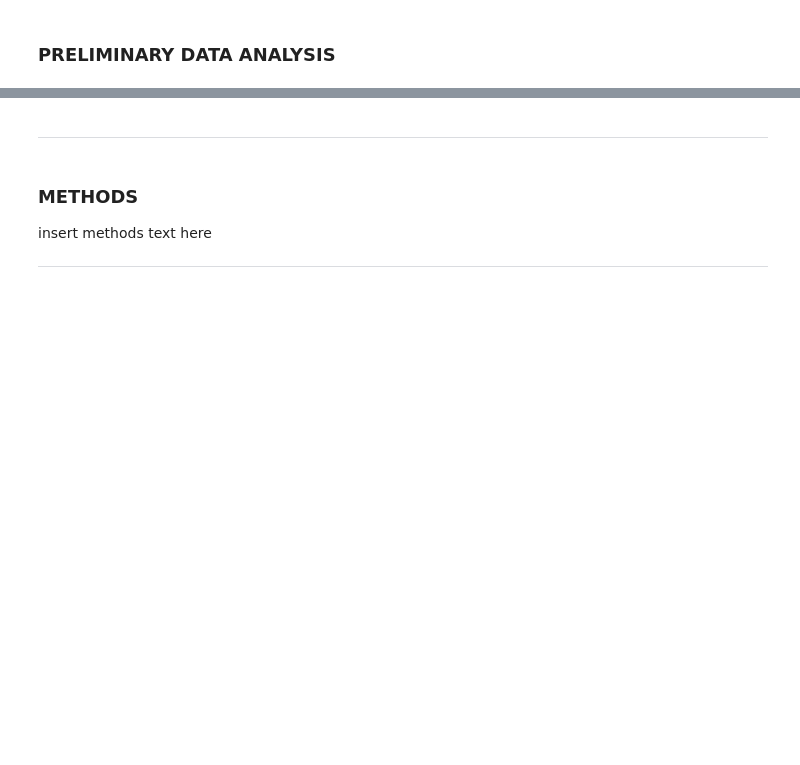
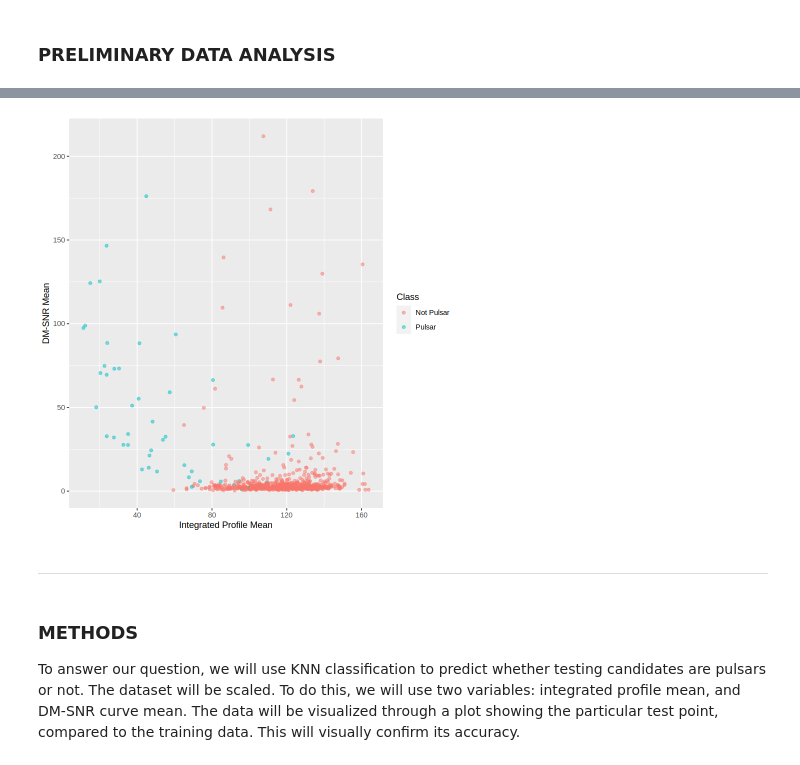
Before and after one commit to madiportas/dsci-100_group_project, a Jupyter notebook: Group_Proposal.ipynb, the cells around one changed output, grey strips where cells are left out. Cells and saved outputs as stored; diff of their text form; code cells hidden in the pictures; blank space fills up the shorter version.

```diff
--- a/Group_Proposal.ipynb
+++ b/Group_Proposal.ipynb
@@ -22,20 +44,21 @@ pulsar_raw <- read.csv(url) |>
                      ip_sd = integrated_profile_sd,
                      ip_ek = integrated_profile_ek,
                      ip_s = integrated_profile_s,
-                     DM_mean = DM-SNR_curve_mean,
-                     DM_sd = DM-SNR_curve_sd,
-                     DM_ek = DM-SNR_curve_ek,
-                     DM_s = DM-SNR_curve_s)
+                     DM_mean = DM.SNR_curve_mean,
+                     DM_sd = DM.SNR_curve_sd,
+                     DM_ek = DM.SNR_curve_ek,
+                     DM_s = DM.SNR_curve_s)
 
 
 # wrangle data
 # remove uneeded columns
 pulsar <- pulsar_raw |>
-    select(ip_mean, DM_mean, class)
+    mutate(class = as.factor(class), class = recode(class, "0" = "Not Pulsar", "1" = "Pulsar"))|>
+    select(ip_mean, DM_mean, class)|>
+    slice(1:1000)
 
 # split data
 set.seed(1)
 pulsar_split <- initial_split(pulsar, prop = 0.75, strata = class)
 pulsar_train <- training(pulsar_split)
 pulsar_test <- testing(pulsar_split)
-head(pulsar_train)
@@ -60,11 +82,16 @@ ERROR: Error in group_by(pulsar_train, class): object 'pulsar_train' not found
 # %%
 # visualize data
 # insert visualize code
+pulsar_plot <- ggplot(pulsar_train, aes(x = ip_mean, y = DM_mean, color = class)) +
+        geom_point(alpha = 0.5) +
+        labs (x = "Integrated Profile Mean", y = "DM-SNR Mean", color = "Class")
+pulsar_plot
+# %% [output]
+[figure, added]
 # %% [markdown]
 ***
 # %% [markdown]
 ### METHODS ###
-insert methods text here
-***
+To answer our question, we will use KNN classification to predict whether testing candidates are pulsars or not. The dataset will be scaled. To do this, we will use two variables: integrated profile mean, and DM-SNR curve mean. The data will be visualized through a plot showing the particular test point, compared to the training data. This will visually confirm its accuracy.
 # %% [markdown]
 ### EXPECTED OUTCOMES AND SIGNIFICANCE ###
```
Also changed, not shown: parts of 7 cells of this notebook.
